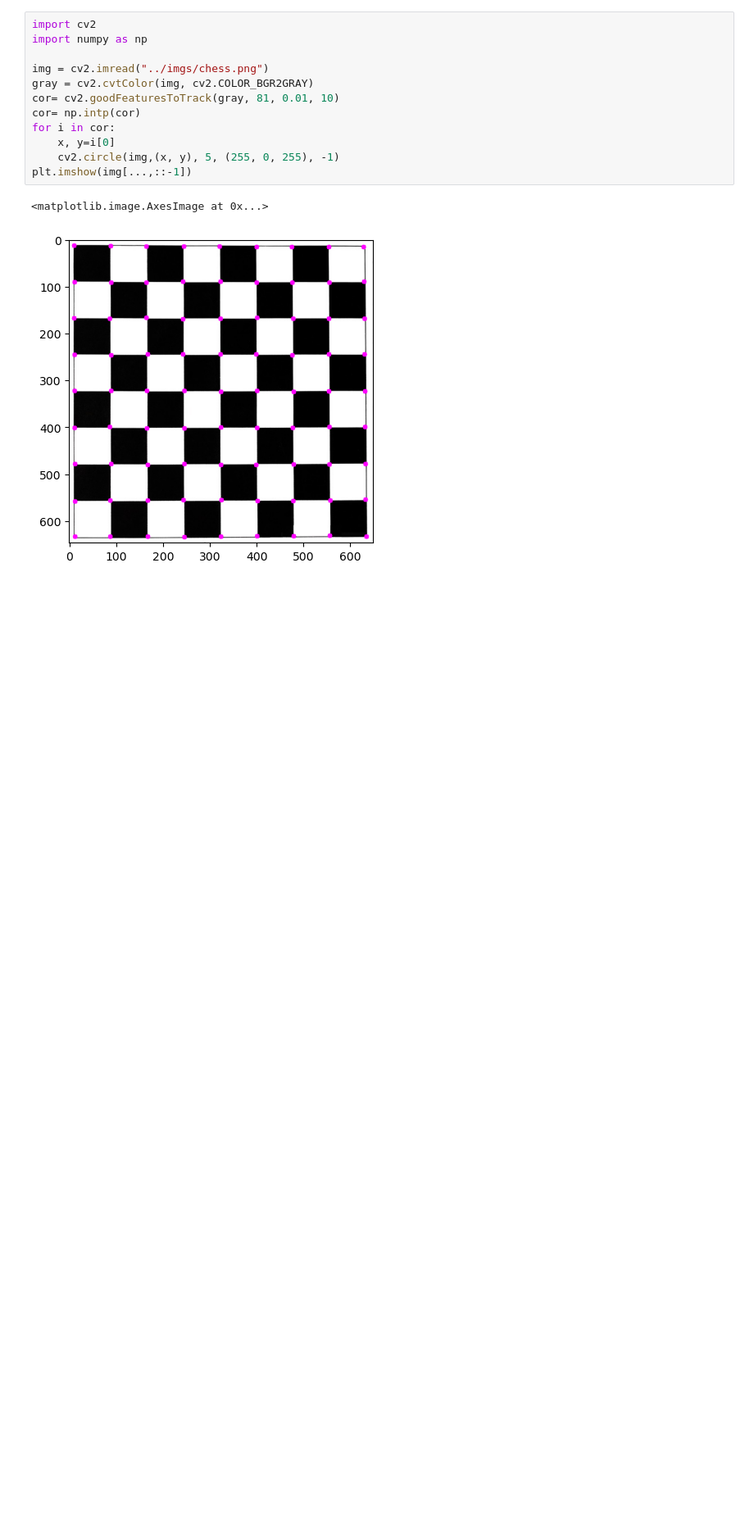
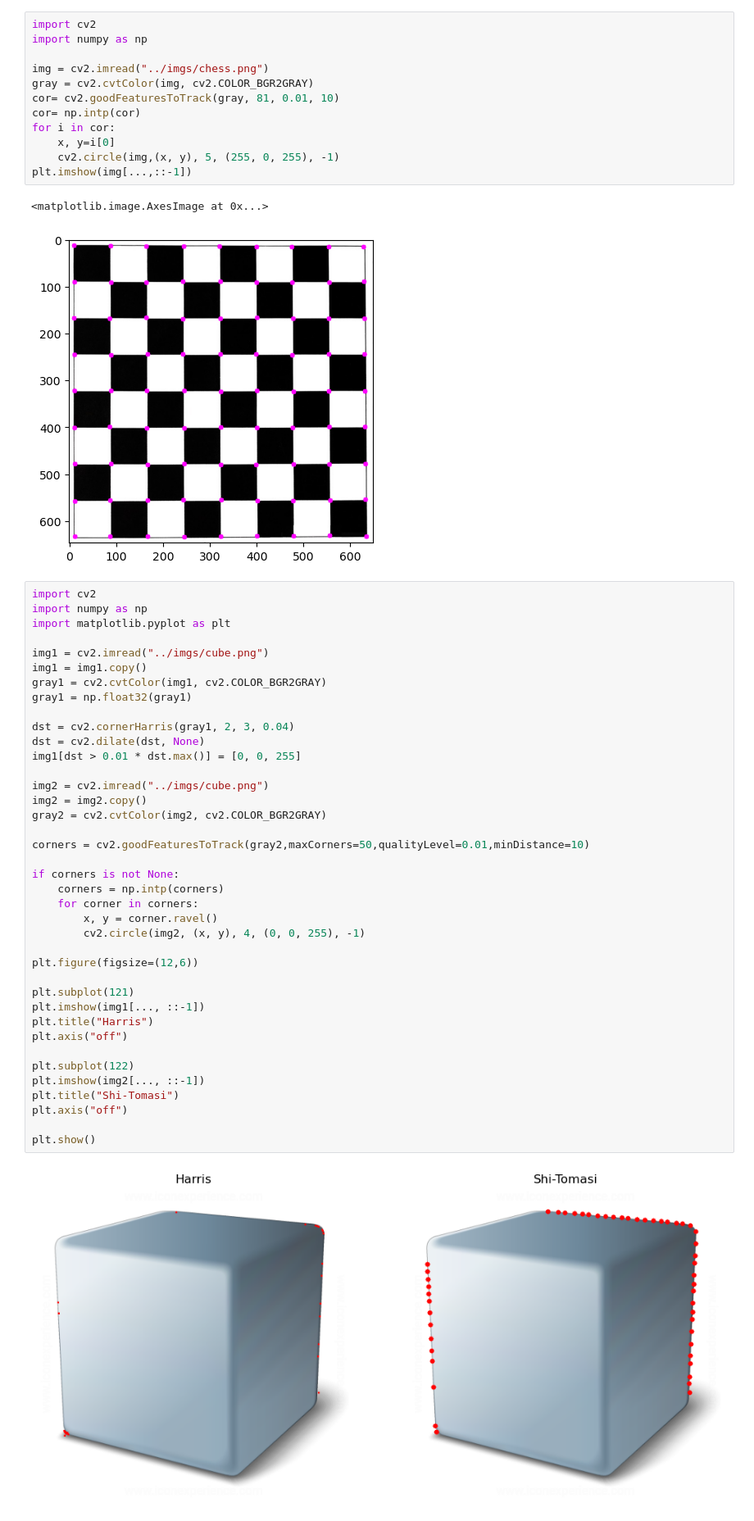
Before and after one commit to Abbas-Elahi/Computer_vision, a Jupyter notebook: Examples/GoodFeaturesToTrack.ipynb, the cells around one changed output. Shown at 82% size. Cells and saved outputs as stored; diff of their text form; blank space fills up the shorter version.

```diff
--- a/Examples/GoodFeaturesToTrack.ipynb
+++ b/Examples/GoodFeaturesToTrack.ipynb
@@ -28,3 +28,44 @@ plt.imshow(img[...,::-1])
 # %% [output]
 <matplotlib.image.AxesImage at 0x...>
 [figure]
+# %%
+import cv2
+import numpy as np
+import matplotlib.pyplot as plt
+
+img1 = cv2.imread("../imgs/cube.png")
+img1 = img1.copy()
+gray1 = cv2.cvtColor(img1, cv2.COLOR_BGR2GRAY)
+gray1 = np.float32(gray1)
+
+dst = cv2.cornerHarris(gray1, 2, 3, 0.04)
+dst = cv2.dilate(dst, None)
+img1[dst > 0.01 * dst.max()] = [0, 0, 255]
+
+img2 = cv2.imread("../imgs/cube.png")
+img2 = img2.copy()
+gray2 = cv2.cvtColor(img2, cv2.COLOR_BGR2GRAY)
+
+corners = cv2.goodFeaturesToTrack(gray2,maxCorners=50,qualityLevel=0.01,minDistance=10)
+
+if corners is not None:
+    corners = np.intp(corners)
+    for corner in corners:
+        x, y = corner.ravel()
+        cv2.circle(img2, (x, y), 4, (0, 0, 255), -1)
+
+plt.figure(figsize=(12,6))
+
+plt.subplot(121)
+plt.imshow(img1[..., ::-1])
+plt.title("Harris")
+plt.axis("off")
+
+plt.subplot(122)
+plt.imshow(img2[..., ::-1])
+plt.title("Shi-Tomasi")
+plt.axis("off")
+
+plt.show()
+# %% [output]
+[figure, added]
```
Also changed, not shown: 12 other files.
